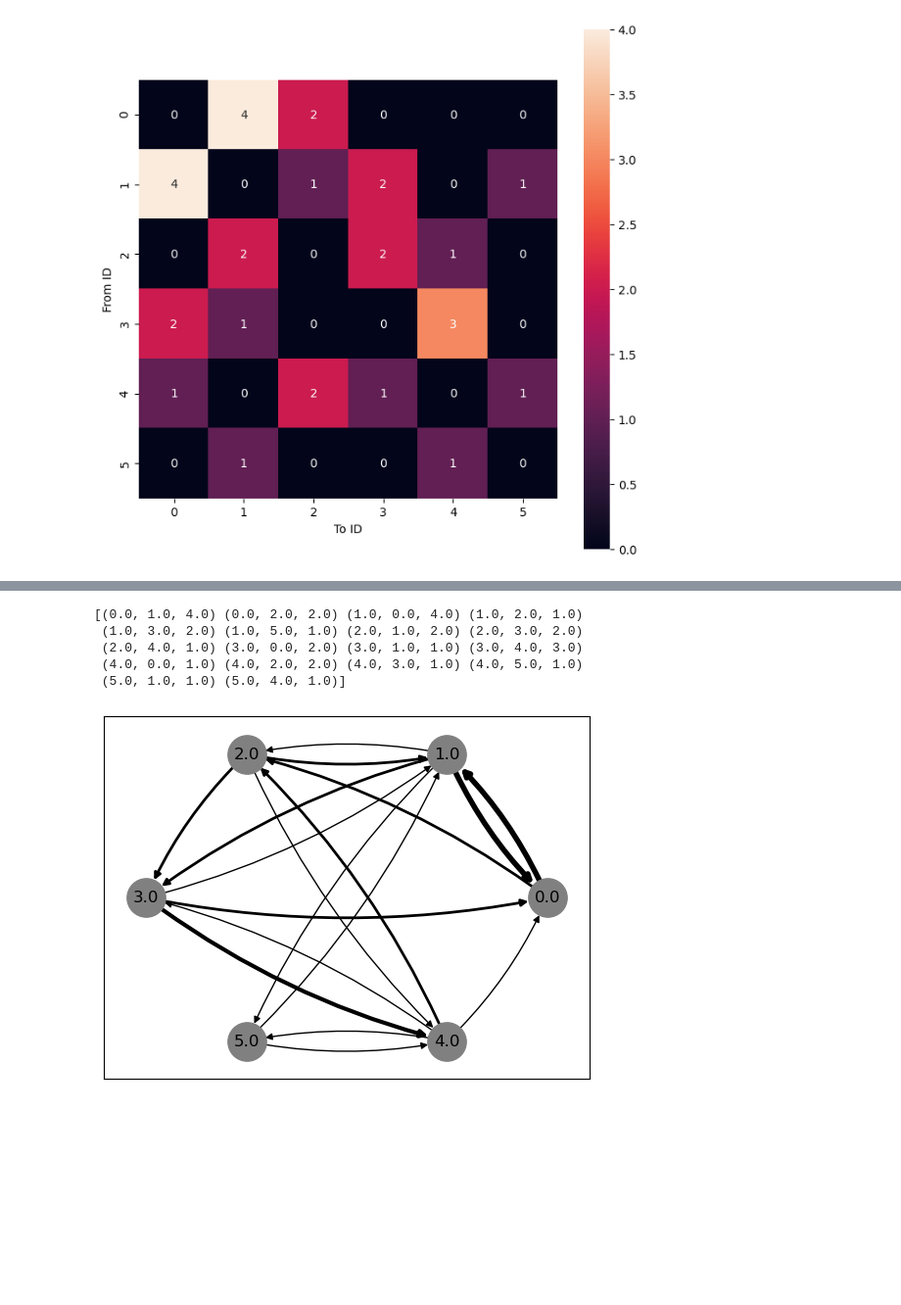
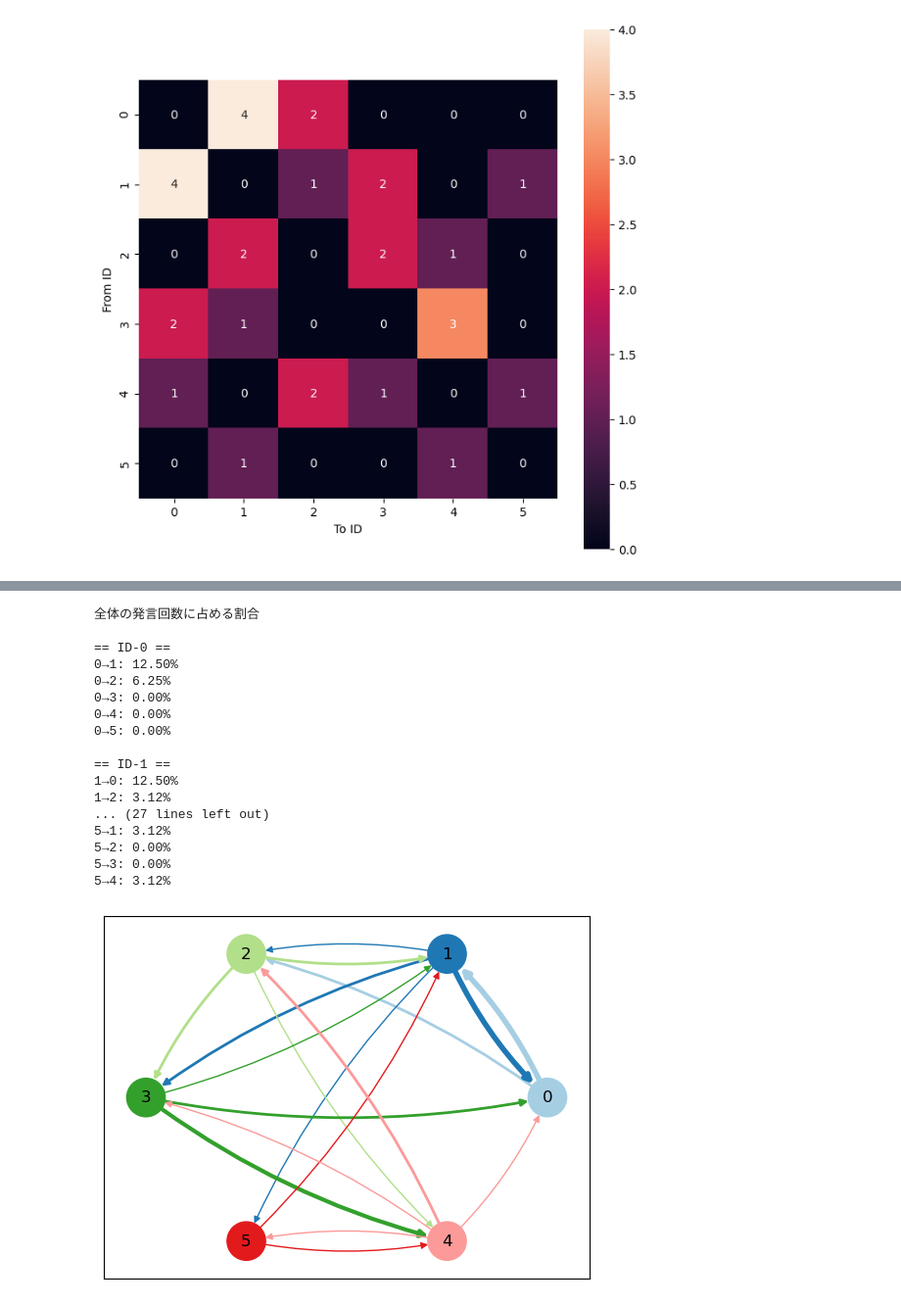
Before and after one commit to jeffshee/icer, a Jupyter notebook: discussion_analysis/speech_direction.ipynb, the cells around one changed output, grey strips where cells are left out. Shown at 98% size. Saved outputs shown, nothing was run; the diff lists cells and outputs as text; code cells hidden in the pictures; blank space fills up the shorter version.

Commit message:
set color for nodes and edges

```diff
--- a/discussion_analysis/speech_direction.ipynb
+++ b/discussion_analysis/speech_direction.ipynb
@@ -51,23 +82,59 @@ plt.show()
+# %%
+## 全体の発言回数に占める割合
+
+print("全体の発言回数に占める割合\n")
+total_sum = np.sum(directions_num)
+for start in range(directions_num.shape[0]):
+    print(f"== ID-{start} ==")
+    for end in range(directions_num.shape[1]):
+        if start == end:
+            continue
+        ratio = directions_num[start][end] / total_sum
+        print(f"{start}→{end}: {ratio*100:.2f}%")
+    print("")
+# %% [output]
+全体の発言回数に占める割合
+
+== ID-0 ==
+0→1: 12.50%
+0→2: 6.25%
+0→3: 0.00%
+0→4: 0.00%
+0→5: 0.00%
+
+== ID-1 ==
+1→0: 12.50%
+1→2: 3.12%
+... (27 lines left out)
+5→1: 3.12%
+5→2: 0.00%
+5→3: 0.00%
+5→4: 3.12%
 # %%
 df_directions_num = pd.DataFrame(directions_num)
 df_directions_num = df_directions_num.mask(df_directions_num == 0)
 
 # エッジリストを生成
 edge_lists = df_directions_num.stack().reset_index().apply(tuple, axis=1).values
-print(edge_lists)
-# G = nx.Graph()
+# float型→int型
+for i in range(edge_lists.shape[0]):
+    edge_lists[i] = tuple(map(int, edge_lists[i]))
+
+# print(edge_lists)
 G = nx.MultiDiGraph()
 G.add_weighted_edges_from(edge_lists)
 pos = nx.circular_layout(G)
+
 # weight に応じてラインの太さを調整
 line_width = [d['weight'] for u,v,d in G.edges(data=True)]
-nx.draw_networkx(G, pos=pos, node_size=800, node_color='gray', width=line_width, connectionstyle="arc3,rad=0.1")
+
+# nodeとそれを始点とするedgeごとに色指定
+cmap = plt.get_cmap('Paired')
+node_color = [cmap(node) for node in G.nodes]
+edge_color = [cmap(edge[0]) for edge in G.edges]
+
+nx.draw_networkx(G, pos=pos, node_size=800, node_color=node_color, edge_color=edge_color, width=line_width, connectionstyle="arc3,rad=0.1")
 
 plt.show()
 # %% [output]
-[(0.0, 1.0, 4.0) (0.0, 2.0, 2.0) (1.0, 0.0, 4.0) (1.0, 2.0, 1.0)
- (1.0, 3.0, 2.0) (1.0, 5.0, 1.0) (2.0, 1.0, 2.0) (2.0, 3.0, 2.0)
- (2.0, 4.0, 1.0) (3.0, 0.0, 2.0) (3.0, 1.0, 1.0) (3.0, 4.0, 3.0)
- (4.0, 0.0, 1.0) (4.0, 2.0, 2.0) (4.0, 3.0, 1.0) (4.0, 5.0, 1.0)
- (5.0, 1.0, 1.0) (5.0, 4.0, 1.0)]
-[figure, old version]
+[figure, new version]
```
Also changed, not shown: parts of 1 cell of this notebook.
